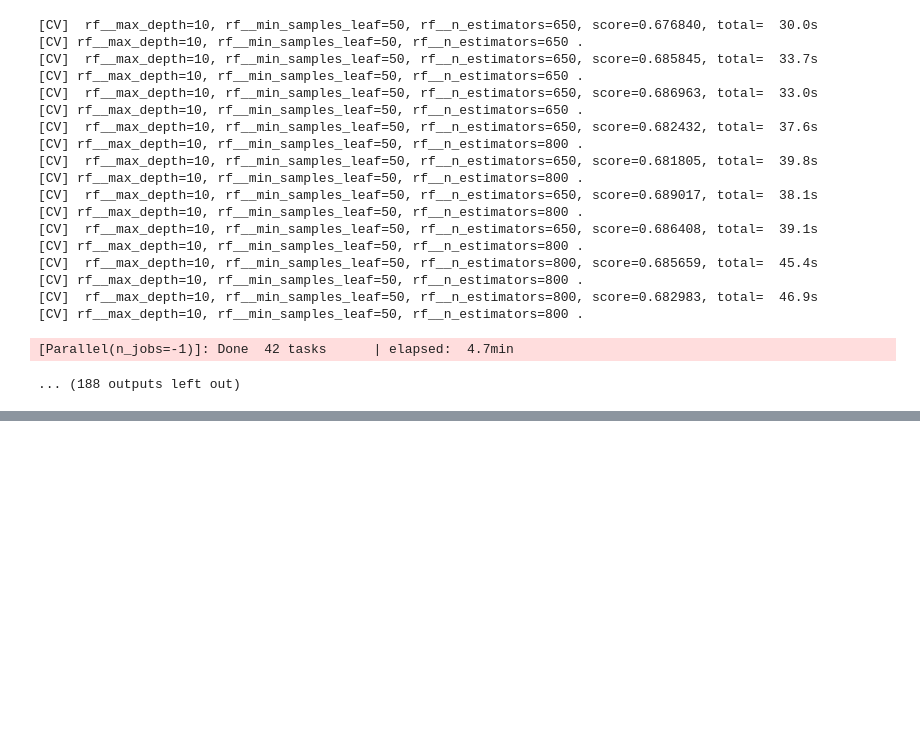
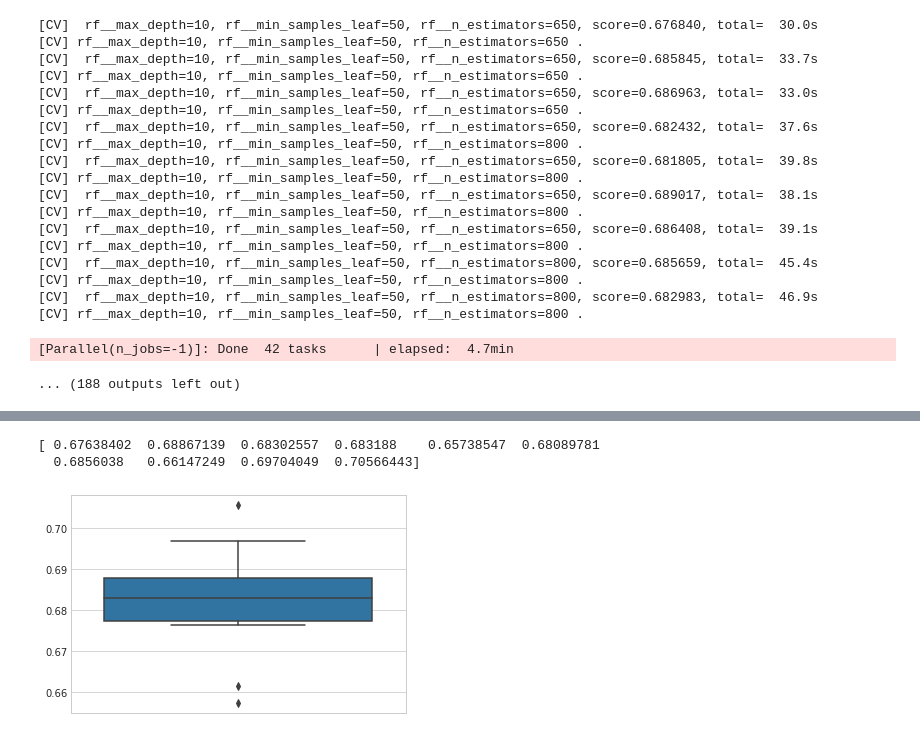
Before and after one commit to mgvaldes/edreams-exercise, a Jupyter notebook: model_selection.ipynb, the cells around one changed output, grey strips where cells are left out. Drawn from its saved outputs; the diff is of its cells as text; code cells hidden in the pictures; blank space fills up the shorter version.

```diff
--- a/model_selection.ipynb
+++ b/model_selection.ipynb
@@ -278,0 +490,8 @@ print()
+# %%
+rfe_lr_nested_cv_f1_scores = joblib.load('rfe_lr_nested_cv_f1_scores.pkl')
+
+plot_cv_scores(rfe_lr_nested_cv_f1_scores)
+# %% [output]
+[ 0.67638402  0.68867139  0.68302557  0.683188    0.65738547  0.68089781
+  0.6856038   0.66147249  0.69704049  0.70566443]
+[figure, added]
```
Also changed, not shown: parts of 6 cells of this notebook, 2 other files.
